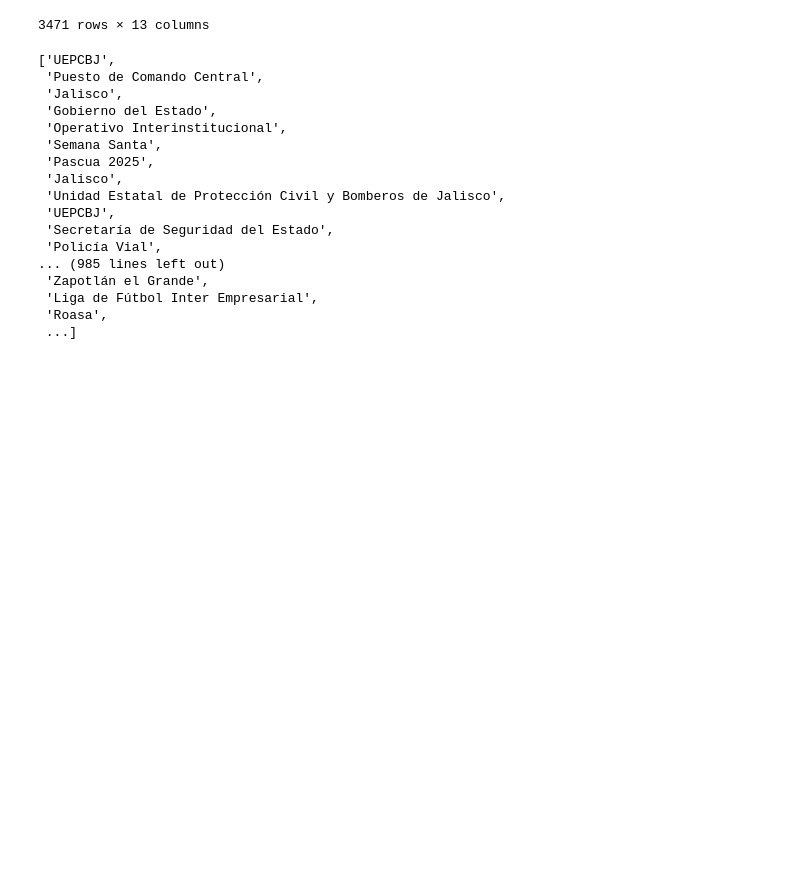
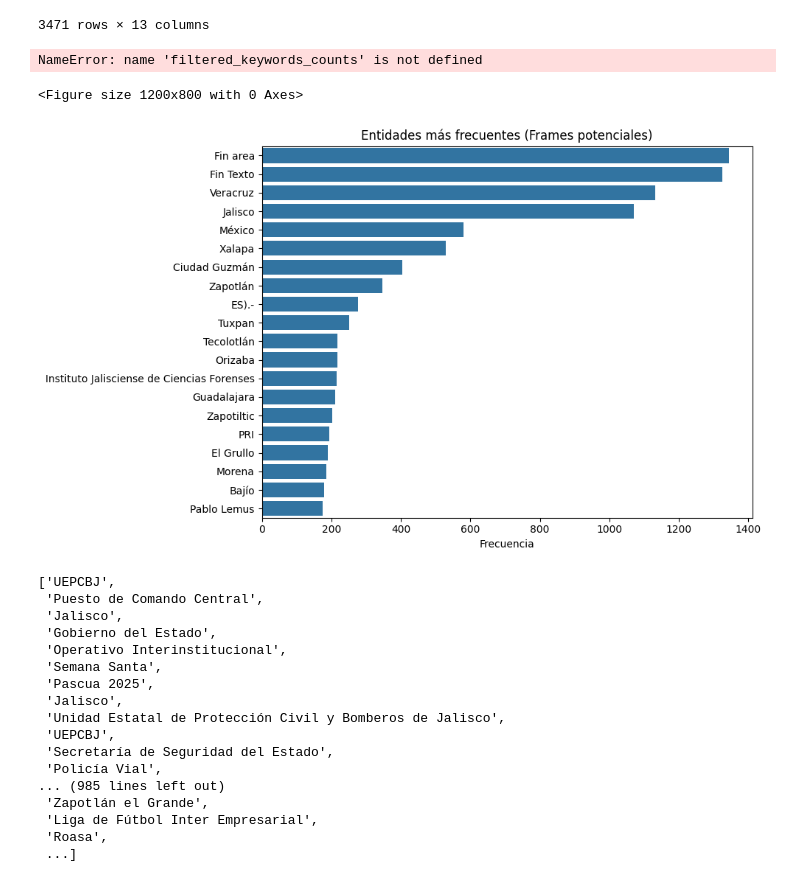
Before and after one commit to adrianodreamer/udg_paper, a Jupyter notebook: framing.ipynb, the cells around one changed output. Cells and saved outputs as stored; diff of their text form; code cells hidden in the pictures; blank space fills up the shorter version.

```diff
--- a/framing.ipynb
+++ b/framing.ipynb
@@ -83,24 +121,74 @@ df['analisis'] = df['analisis'].apply(lambda x: eval(x) if pd.notnull(x) else {}
+# %%
+# analisis de palabras clave filtradas
+# Contar frecuencia de palabras clave filtradas
+all_filtered_keywords = [kw for sublist in df['filtered_keywords'] for kw in sublist]
+filtered_keyword_counts = Counter(all_filtered_keywords).most_common(30)
+
+# Visualizar
+plt.figure(figsize=(12, 8))
+sns.barplot(x=[count[1] for count in filtered_keywords_counts],
+            y=[count[0] for count in filtered_keywords_counts])
+plt.title("Palabras clave conceptuales más frecuentes (Frames relevantes)")
+plt.xlabel("Frecuencia")
+plt.tight_layout()
+plt.show()
+# %% [output]
+NameError: name 'filtered_keywords_counts' is not defined
+<Figure size 1200x800 with 0 Axes>
+# %%
+#Enfoque basado en Parts of Speech
+def conceptual_keywords(text, nlp):
+    """Identifica palabras conceptuales basadas en POS tagging"""
+    doc = nlp(text)
+    conceptual_words = []
+
+    for token in doc:
+        # Filtrar sustantivos comunes, adjetivos, verbos (excluyendo nombres propios)
+        if (token.pos_ in ['NOUN', 'ADJ', 'VERB'] and
+            token.ent_type_ not in ['LOC', 'ORG', 'PER', 'MISC'] and
+            len(token.text) > 3 and
+            not token.is_stop):
+            conceptual_words.append(token.text.lower())
+
+    return list(set(conceptual_words))  # Eliminar duplicados
+
+# Aplicar a los títulos o textos (ajusta según tu estructura)
+df['conceptual_keywords'] = df['titulo'].apply(lambda x: conceptual_keywords(x, nlp))
+
+# Contar y visualizar
+all_conceptual = [kw for sublist in df['conceptual_keywords'] for kw in sublist]
+conceptual_counts = Counter(all_conceptual).most_common(30)
+
+plt.figure(figsize=(12, 8))
+sns.barplot(x=[count[1] for count in conceptual_counts],
+            y=[count[0] for count in conceptual_counts])
+plt.title("Términos conceptuales más frecuentes en títulos")
+plt.xlabel("Frecuencia")
+plt.tight_layout()
+plt.show()
 # %%
 import matplotlib.pyplot as plt
 #import seaborn as sns
 # analisis de FRames basado en entidades
 def extract_entities(analisis_dict):
     return [ent[0] for ent in analisis_dict.get('entidades', [])]
 
 df['entities'] = df['analisis'].apply(extract_entities)
 
 # Contar frecuencia de entidades
 all_entities = [ent for sublist in df['entities'] for ent in sublist]
 entity_counts = Counter(all_entities).most_common(20)
 
 # Visualizar
-#plt.figure(figsize=(10,6))
-#sns.barplot(x=[count[1] for count in entity_counts],
-#            y=[count[0] for count in entity_counts])
-#plt.title("Entidades más frecuentes (Frames potenciales)")
-#plt.xlabel("Frecuencia")
-#plt.tight_layout()
-#plt.show()
+plt.figure(figsize=(10,6))
+sns.barplot(x=[count[1] for count in entity_counts],
+            y=[count[0] for count in entity_counts])
+plt.title("Entidades más frecuentes (Frames potenciales)")
+plt.xlabel("Frecuencia")
+plt.tight_layout()
+plt.show()
+# %% [output]
+[figure, added]
 # %%
 all_entities
 # %% [output]
```
Also changed, not shown: parts of 8 cells of this notebook, 2 other files.
